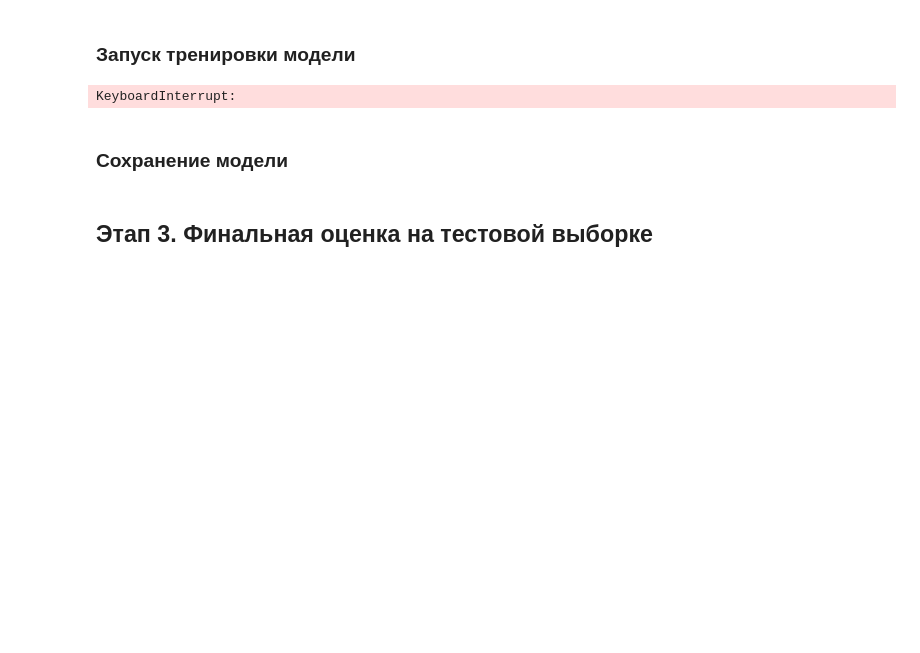
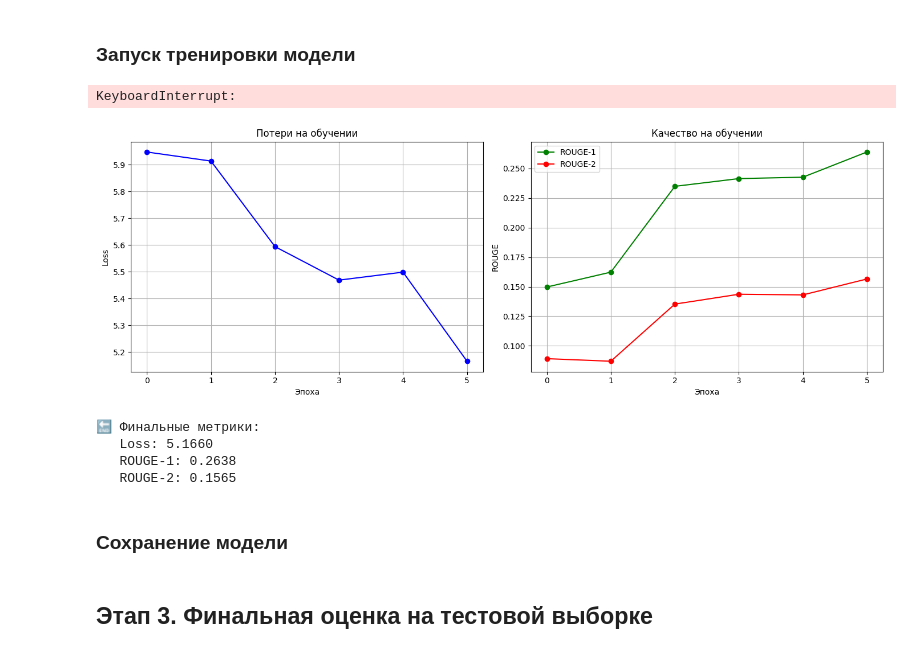
Before and after one commit to deguzmann/text-autocomplete, a Jupyter notebook: solution.ipynb, the cells around one changed output. Drawn from its saved outputs; the diff is of its cells as text; code cells hidden in the pictures; blank space fills up the shorter version.

```diff
--- a/solution.ipynb
+++ b/solution.ipynb
@@ -199,6 +199,14 @@ for epoch in range(epochs):
 graph_train(history_2)
 # %% [output]
 KeyboardInterrupt:
+# %%
+graph_train(history)
+# %% [output]
+[figure, added]
+🔚 Финальные метрики:
+   Loss: 5.1660
+   ROUGE-1: 0.2638
+   ROUGE-2: 0.1565
 # %% [markdown]
 ### Сохранение модели
 # %%
```
Also changed, not shown: parts of 28 cells of this notebook, 1 other file.
